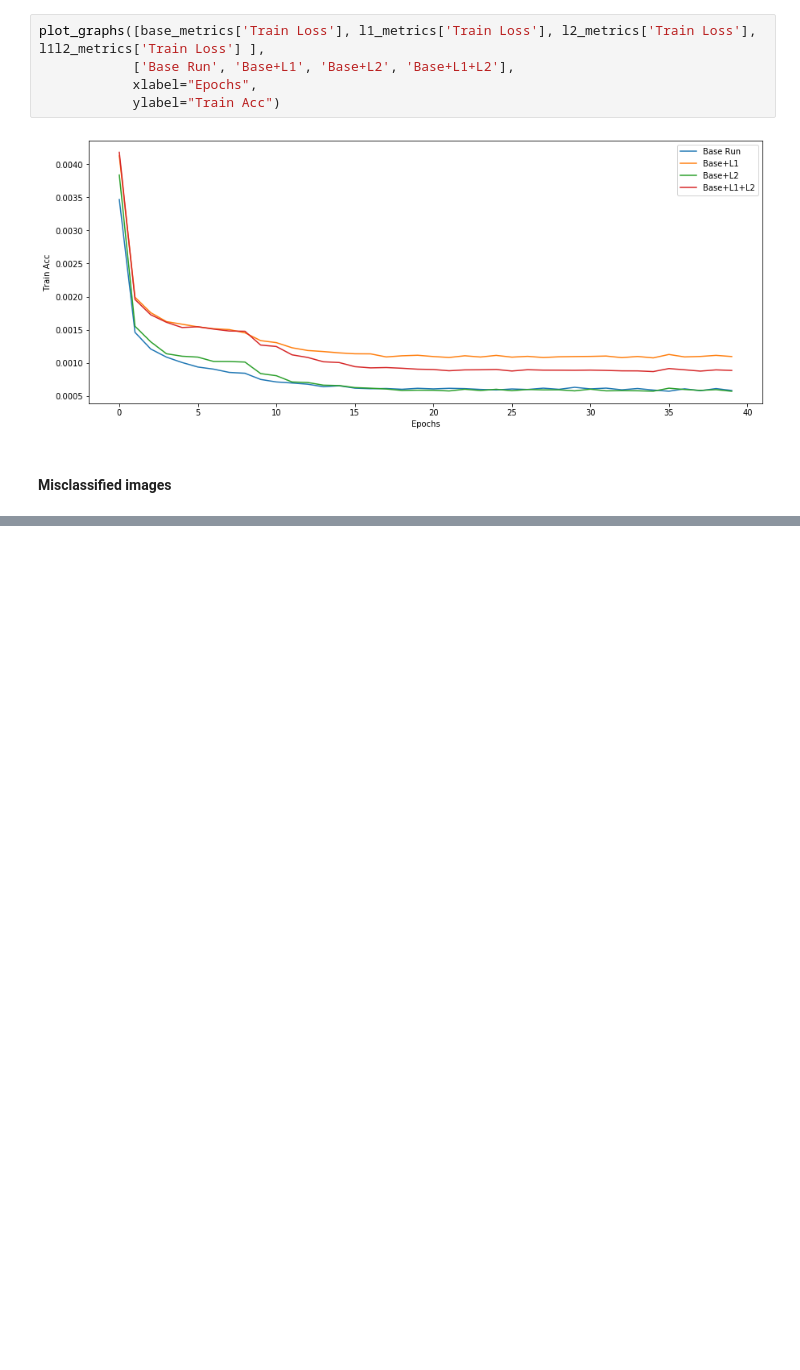
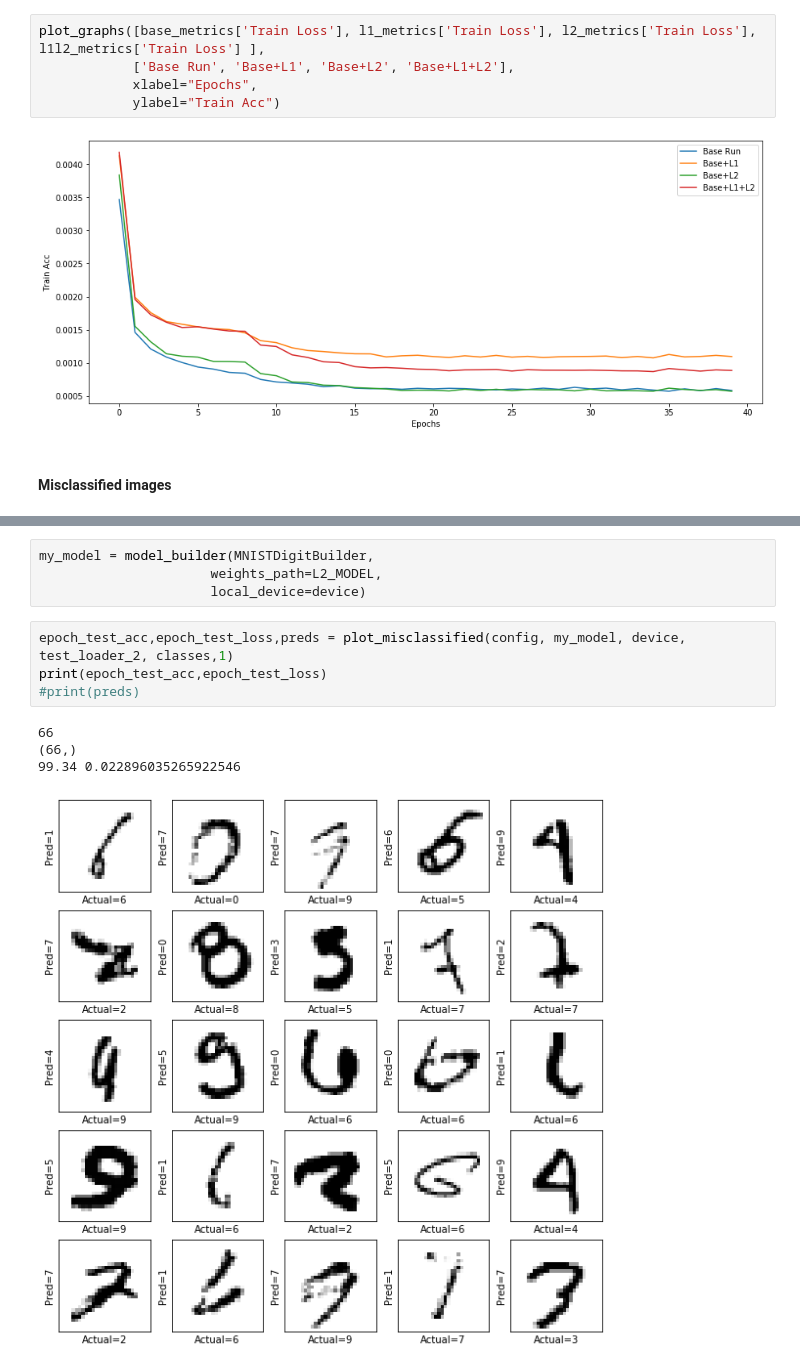
Before and after one commit to rajy4683/S6EVA4, a Jupyter notebook: S6_AllRuns.ipynb, the cells around one changed output, grey strips where cells are left out. Saved outputs shown, nothing was run; the diff lists cells and outputs as text; blank space fills up the shorter version.

```diff
--- a/S6_AllRuns.ipynb
+++ b/S6_AllRuns.ipynb
@@ -1191,0 +1227,13 @@ print(epoch_test_acc,epoch_test_loss)
+# %%
+my_model = model_builder(MNISTDigitBuilder,
+                      weights_path=L2_MODEL,
+                      local_device=device)
+# %%
+epoch_test_acc,epoch_test_loss,preds = plot_misclassified(config, my_model, device, test_loader_2, classes,1)
+print(epoch_test_acc,epoch_test_loss)
+#print(preds)
+# %% [output]
+66
+(66,)
+99.34 0.022896035265922546
+[figure, added]
```
Also changed, not shown: parts of 16 cells of this notebook.
